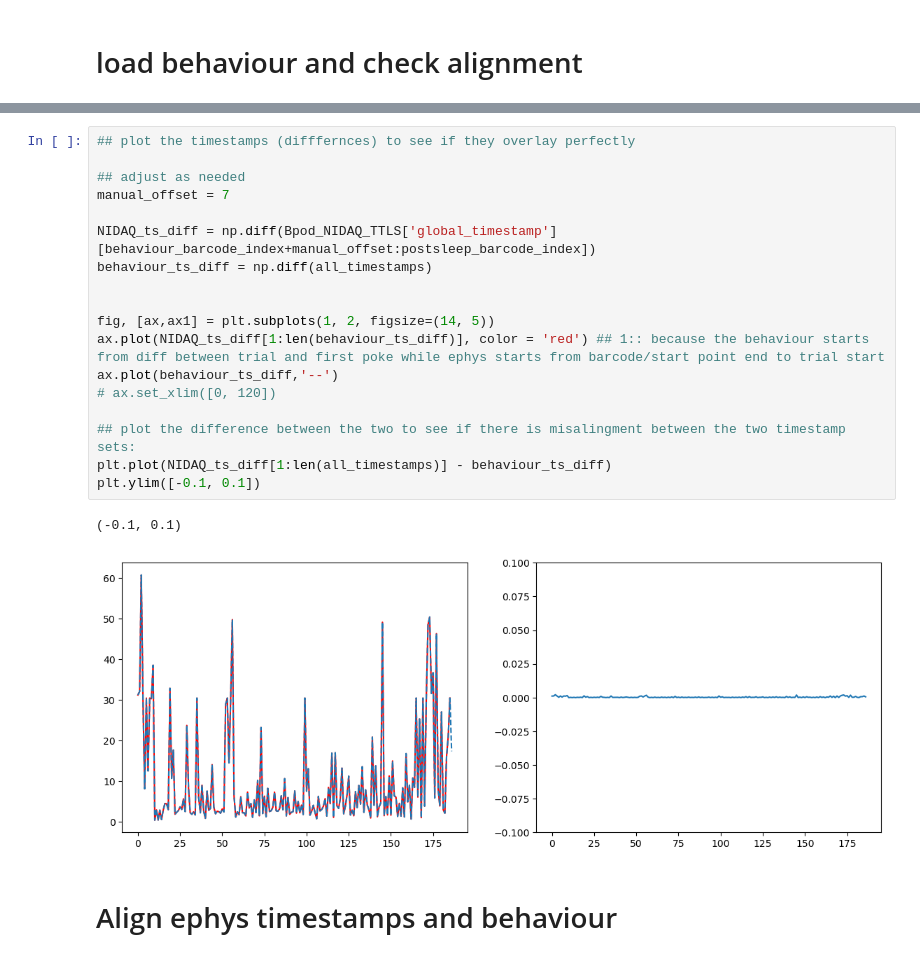
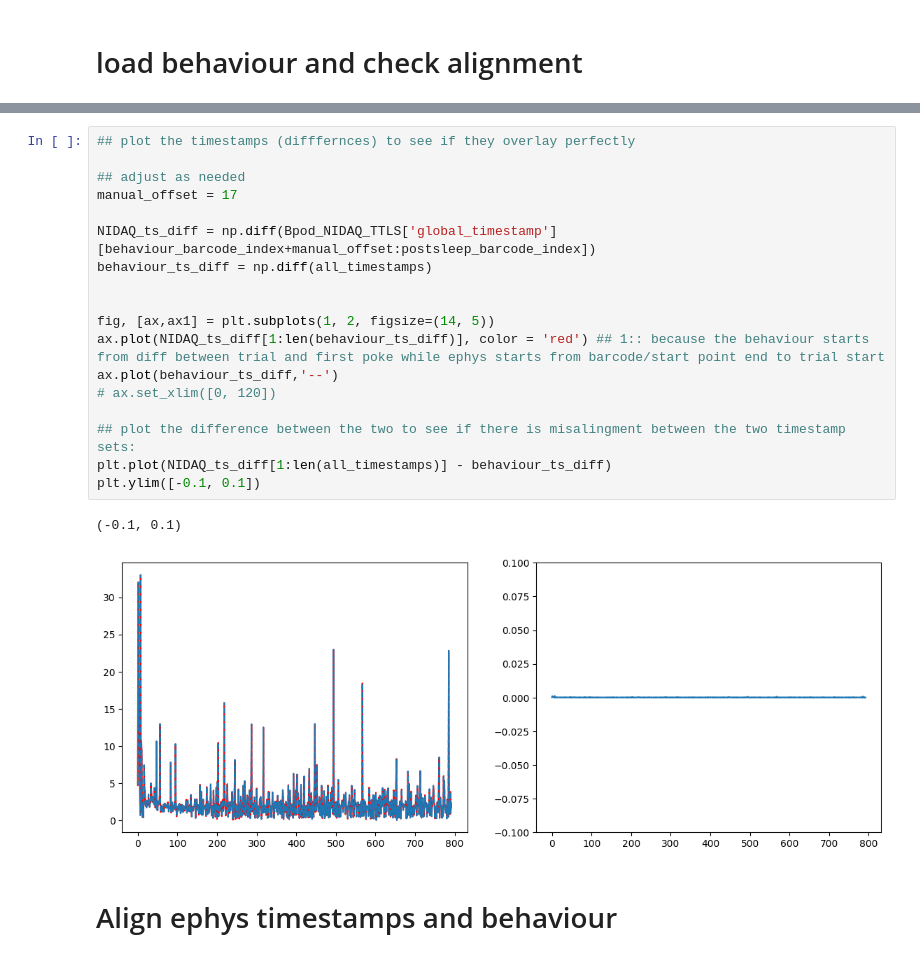
Before and after one commit to SainsburyWellcomeCentre/sequences_neuropixel_preprocess, a Jupyter notebook: 6_align_data.ipynb, the cells around one changed output, grey strips where cells are left out. Cells and saved outputs as stored; diff of their text form.

```diff
--- a/6_align_data.ipynb
+++ b/6_align_data.ipynb
@@ -888,24 +870,24 @@ Z:\projects\sequence_squad\revision_data\organised_data\animals\\ap5R_implant1\r
 # %%
 ## plot the timestamps (difffernces) to see if they overlay perfectly
 
 ## adjust as needed
-manual_offset = 7
+manual_offset = 17
 
 NIDAQ_ts_diff = np.diff(Bpod_NIDAQ_TTLS['global_timestamp'][behaviour_barcode_index+manual_offset:postsleep_barcode_index])
 behaviour_ts_diff = np.diff(all_timestamps)
 
 
 fig, [ax,ax1] = plt.subplots(1, 2, figsize=(14, 5))
 ax.plot(NIDAQ_ts_diff[1:len(behaviour_ts_diff)], color = 'red') ## 1:: because the behaviour starts from diff between trial and first poke while ephys starts from barcode/start point end to trial start
 ax.plot(behaviour_ts_diff,'--')
 # ax.set_xlim([0, 120])
 
 ## plot the difference between the two to see if there is misalingment between the two timestamp sets:
 plt.plot(NIDAQ_ts_diff[1:len(all_timestamps)] - behaviour_ts_diff)
 plt.ylim([-0.1, 0.1])
 # %% [output]
 (-0.1, 0.1)
-[figure, old version]
+[figure, new version]
 # %% [markdown]
 # Align ephys timestamps and behaviour
 # %%
```
Also changed, not shown: parts of 17 cells of this notebook.
